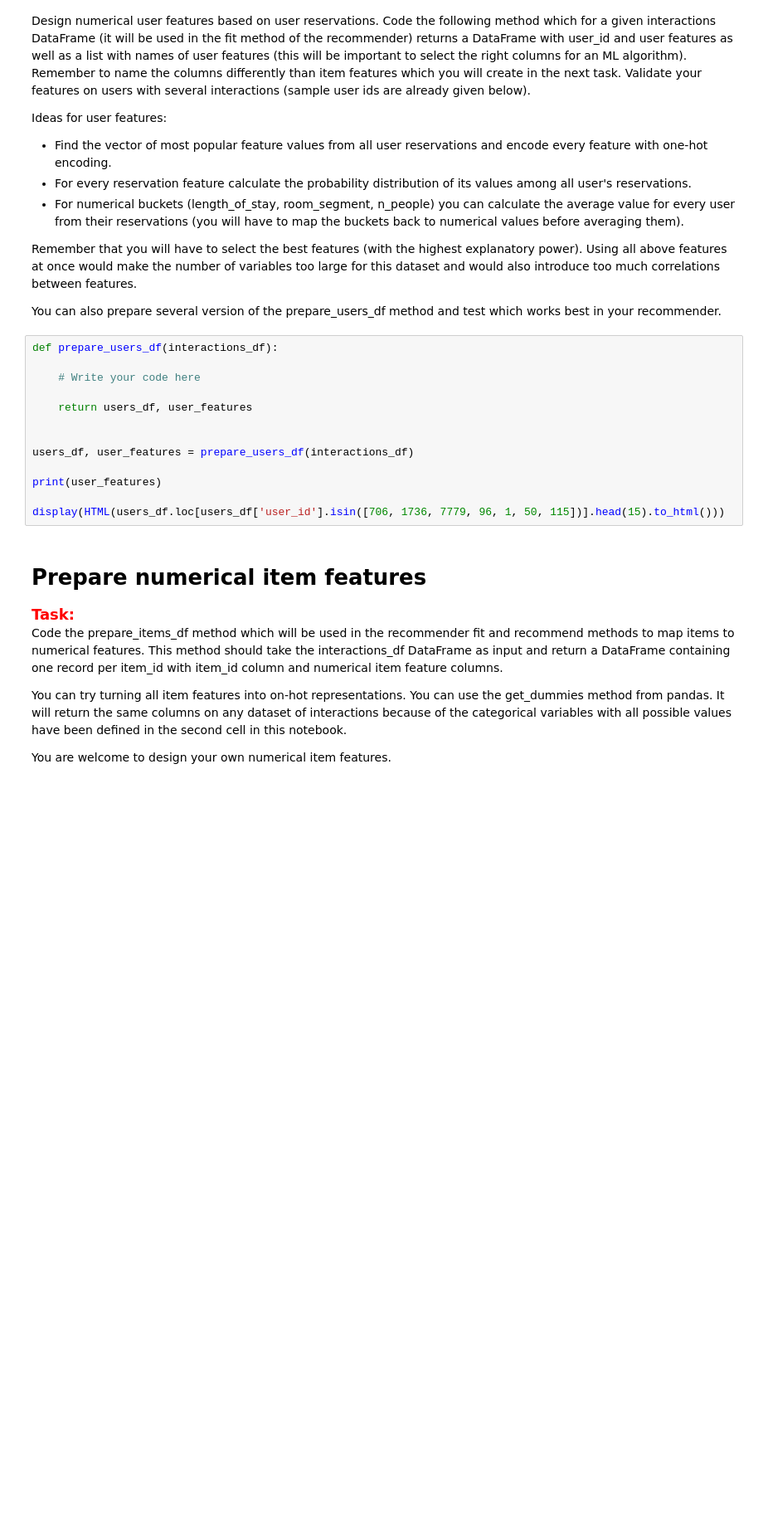
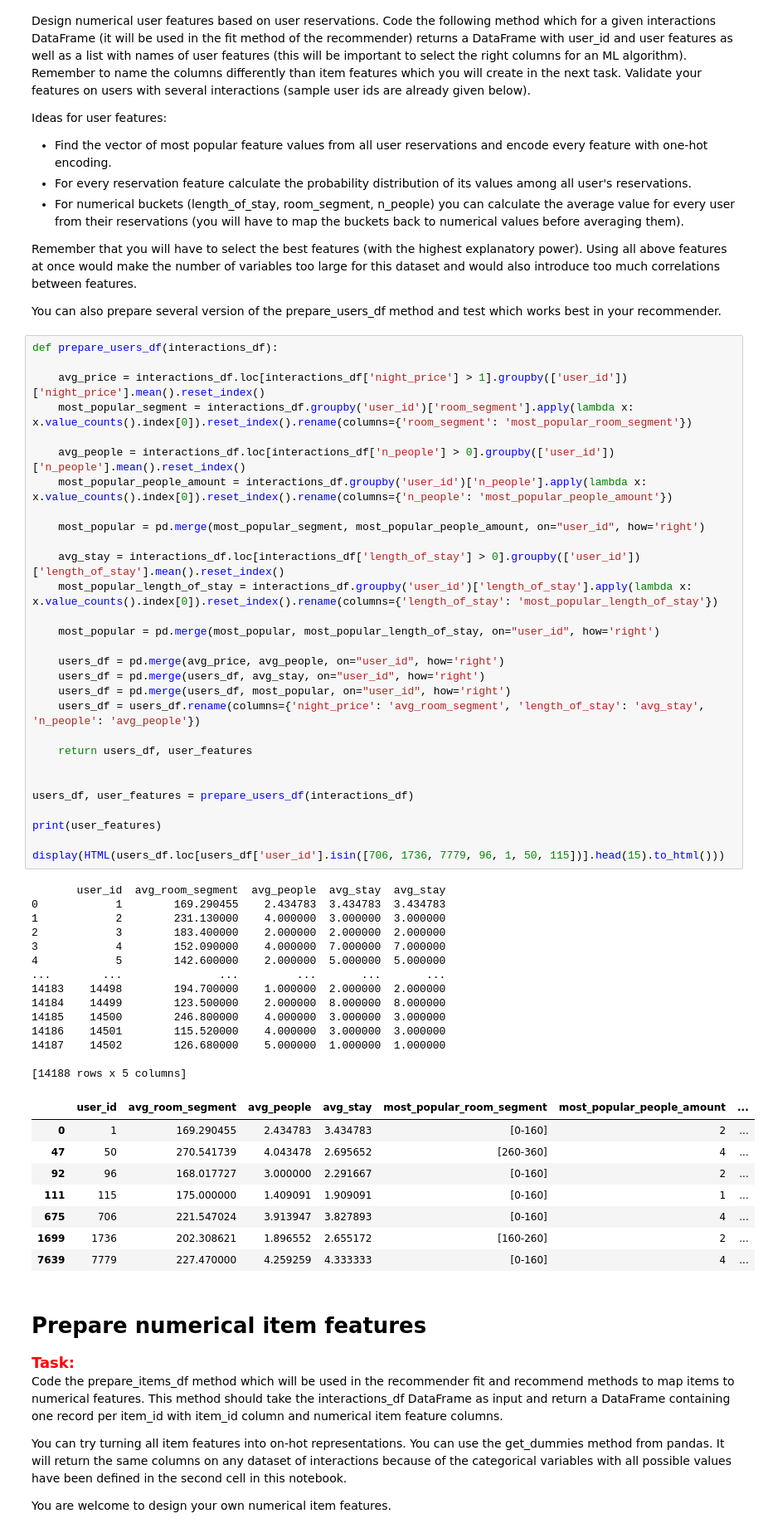
Before and after one commit to estero123/recommender-systems-class, a Jupyter notebook: project_1_recommender_and_evaluation.ipynb, the cells around one changed output. Shown at 83% size. Drawn from its saved outputs; the diff is of its cells as text; blank space fills up the shorter version.

```diff
--- a/project_1_recommender_and_evaluation.ipynb
+++ b/project_1_recommender_and_evaluation.ipynb
@@ -73,19 +85,58 @@ Ideas for user features:
 Remember that you will have to select the best features (with the highest explanatory power). Using all above features at once would make the number of variables too large for this dataset and would also introduce too much correlations between features.
 
 You can also prepare several version of the prepare_users_df method and test which works best in your recommender.
-# %%
-def prepare_users_df(interactions_df):
-
-    # Write your code here
-
-    return users_df, user_features
-
-
-users_df, user_features = prepare_users_df(interactions_df)
-
-print(user_features)
-
-display(HTML(users_df.loc[users_df['user_id'].isin([706, 1736, 7779, 96, 1, 50, 115])].head(15).to_html()))
+# %%
+def prepare_users_df(interactions_df):
+
+    avg_price = interactions_df.loc[interactions_df['night_price'] > 1].groupby(['user_id'])['night_price'].mean().reset_index()
+    most_popular_segment = interactions_df.groupby('user_id')['room_segment'].apply(lambda x: x.value_counts().index[0]).reset_index().rename(columns={'room_segment': 'most_popular_room_segment'})
+
+    avg_people = interactions_df.loc[interactions_df['n_people'] > 0].groupby(['user_id'])['n_people'].mean().reset_index()
+    most_popular_people_amount = interactions_df.groupby('user_id')['n_people'].apply(lambda x: x.value_counts().index[0]).reset_index().rename(columns={'n_people': 'most_popular_people_amount'})
+
+    most_popular = pd.merge(most_popular_segment, most_popular_people_amount, on="user_id", how='right')
+
+    avg_stay = interactions_df.loc[interactions_df['length_of_stay'] > 0].groupby(['user_id'])['length_of_stay'].mean().reset_index()
+    most_popular_length_of_stay = interactions_df.groupby('user_id')['length_of_stay'].apply(lambda x: x.value_counts().index[0]).reset_index().rename(columns={'length_of_stay': 'most_popular_length_of_stay'})
+
+    most_popular = pd.merge(most_popular, most_popular_length_of_stay, on="user_id", how='right')
+
+    users_df = pd.merge(avg_price, avg_people, on="user_id", how='right')
+    users_df = pd.merge(users_df, avg_stay, on="user_id", how='right')
+    users_df = pd.merge(users_df, most_popular, on="user_id", how='right')
+    users_df = users_df.rename(columns={'night_price': 'avg_room_segment', 'length_of_stay': 'avg_stay', 'n_people': 'avg_people'})
+
+    return users_df, user_features
+
+
+users_df, user_features = prepare_users_df(interactions_df)
+
+print(user_features)
+
+display(HTML(users_df.loc[users_df['user_id'].isin([706, 1736, 7779, 96, 1, 50, 115])].head(15).to_html()))
+# %% [output]
+       user_id  avg_room_segment  avg_people  avg_stay  avg_stay
+0            1        169.290455    2.434783  3.434783  3.434783
+1            2        231.130000    4.000000  3.000000  3.000000
+2            3        183.400000    2.000000  2.000000  2.000000
+3            4        152.090000    4.000000  7.000000  7.000000
+4            5        142.600000    2.000000  5.000000  5.000000
+...        ...               ...         ...       ...       ...
+14183    14498        194.700000    1.000000  2.000000  2.000000
+14184    14499        123.500000    2.000000  8.000000  8.000000
+14185    14500        246.800000    4.000000  3.000000  3.000000
+14186    14501        115.520000    4.000000  3.000000  3.000000
+14187    14502        126.680000    5.000000  1.000000  1.000000
+
+[14188 rows x 5 columns]
+|  | user_id | avg_room_segment | avg_people | avg_stay | most_popular_room_segment | most_popular_people_amount | ... |
+| 0 | 1 | 169.290455 | 2.434783 | 3.434783 | [0-160] | 2 | ... |
+| 47 | 50 | 270.541739 | 4.043478 | 2.695652 | [260-360] | 4 | ... |
+| 92 | 96 | 168.017727 | 3.000000 | 2.291667 | [0-160] | 2 | ... |
+| 111 | 115 | 175.000000 | 1.409091 | 1.909091 | [0-160] | 1 | ... |
+| 675 | 706 | 221.547024 | 3.913947 | 3.827893 | [0-160] | 4 | ... |
+| 1699 | 1736 | 202.308621 | 1.896552 | 2.655172 | [160-260] | 2 | ... |
+| 7639 | 7779 | 227.470000 | 4.259259 | 4.333333 | [0-160] | 4 | ... |
 # %% [markdown]
 # Prepare numerical item features
 
```
Also changed, not shown: parts of 2 cells of this notebook, 3 other files.
